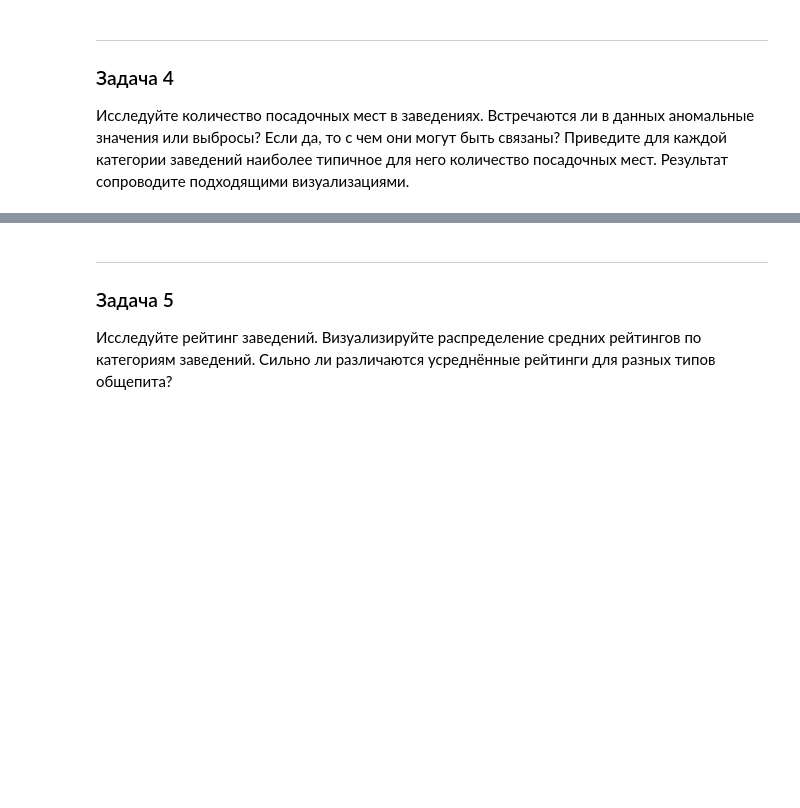
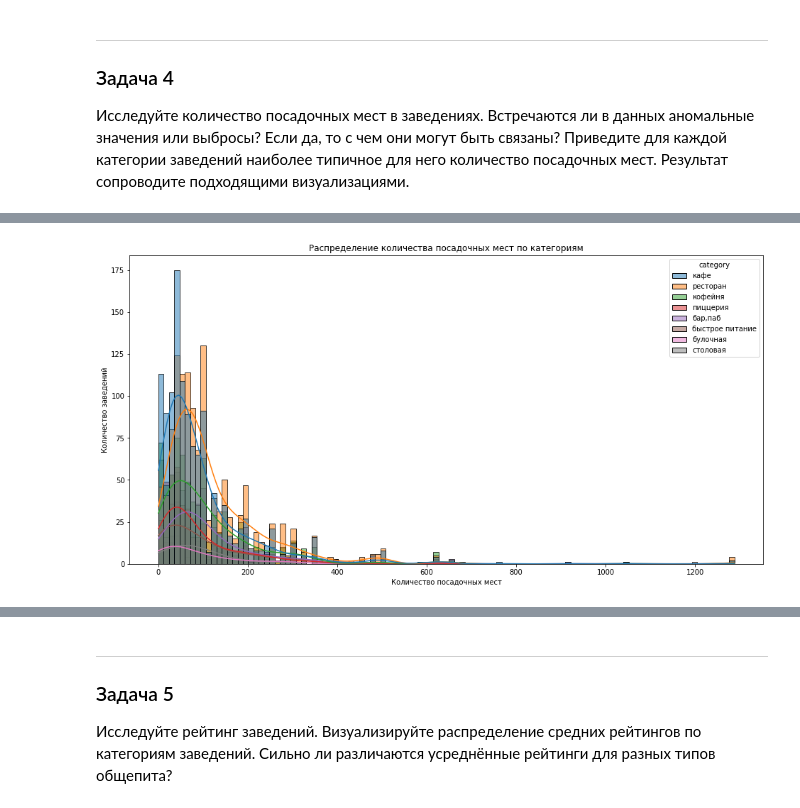
Before and after one commit to blbl-blbl/yandex_practicum_Data_Science_Course, a Jupyter notebook: Module_2_Python_Preprocessing/2. food sector analysis/food_sector_analysis.ipynb, the cells around one changed output, grey strips where cells are left out. Cells and saved outputs as stored; diff of their text form; code cells hidden in the pictures; blank space fills up the shorter version.

```diff
--- a/Module_2_Python_Preprocessing/2. food sector analysis/food_sector_analysis.ipynb
+++ b/Module_2_Python_Preprocessing/2. food sector analysis/food_sector_analysis.ipynb
@@ -428,0 +444,10 @@ df_unstack.plot(kind='bar',
+# %%
+# Распределение количества посадочных мест для каждой категории (на одном графике)
+plt.figure(figsize=(16, 8))
+sns.histplot(data=df, x='seats', hue='category', kde=True)
+plt.xlabel('Количество посадочных мест')
+plt.ylabel('Количество заведений')
+plt.title('Распределение количества посадочных мест по категориям')
+plt.show()
+# %% [output]
+[figure, added]
```
Also changed, not shown: parts of 12 cells of this notebook.
